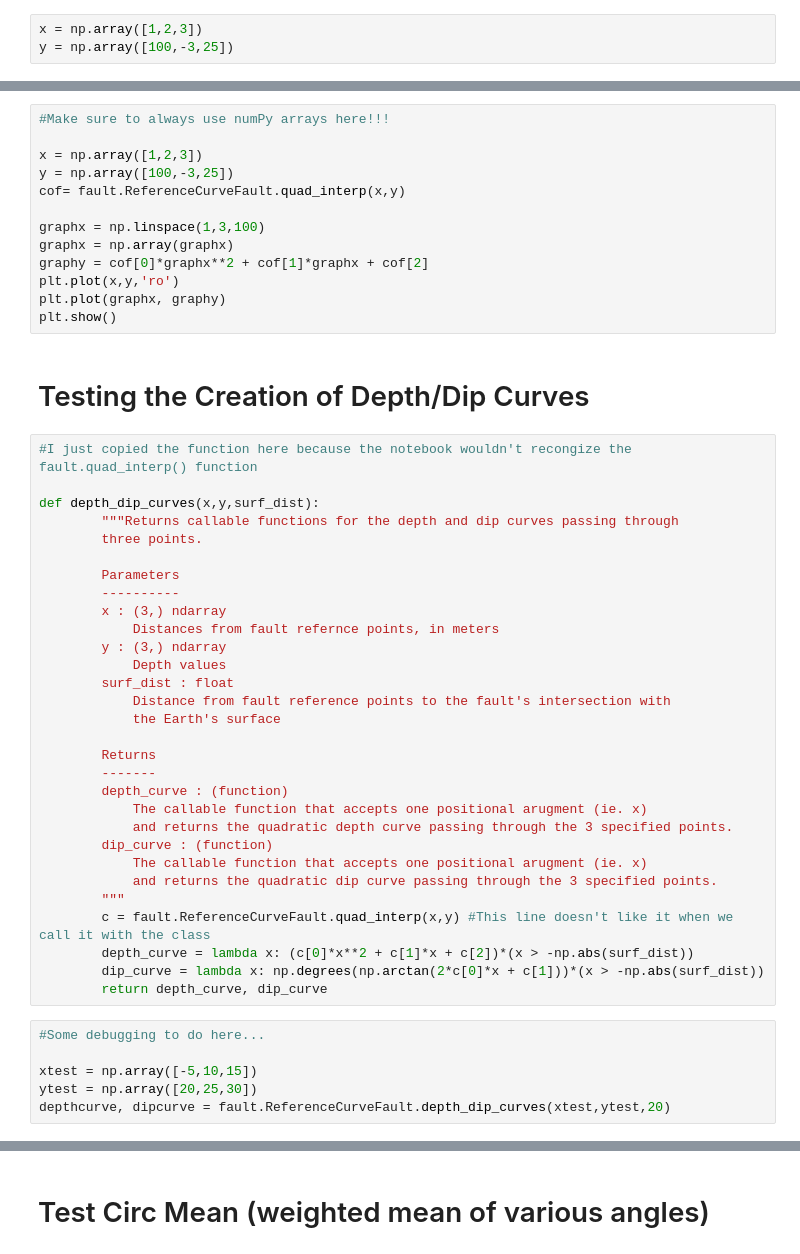
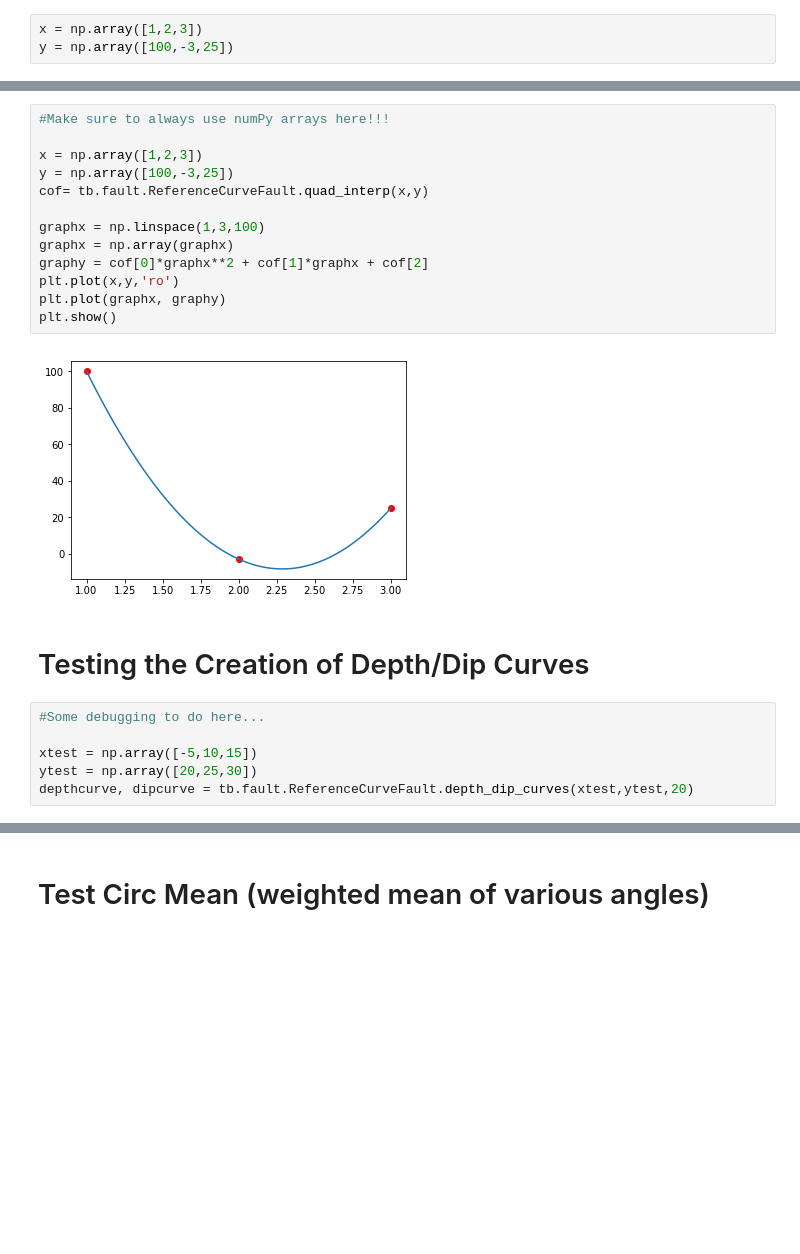
Before and after one commit to jpw37/tsunamibayes, a Jupyter notebook: tsunamibayes/Fault Test.ipynb, the cells around one changed output, grey strips where cells are left out. Drawn from its saved outputs; the diff is of its cells as text; blank space fills up the shorter version.

```diff
--- a/tsunamibayes/Fault Test.ipynb
+++ b/tsunamibayes/Fault Test.ipynb
@@ -139,54 +134,26 @@ fault.ReferenceCurveFault.quad_interp(x,y)
 # %%
 #Make sure to always use numPy arrays here!!!
 
 x = np.array([1,2,3])
 y = np.array([100,-3,25])
-cof= fault.ReferenceCurveFault.quad_interp(x,y)
+cof= tb.fault.ReferenceCurveFault.quad_interp(x,y)
 
 graphx = np.linspace(1,3,100)
 graphx = np.array(graphx)
 graphy = cof[0]*graphx**2 + cof[1]*graphx + cof[2]
 plt.plot(x,y,'ro')
 plt.plot(graphx, graphy)
 plt.show()
+# %% [output]
+[figure, added]
 # %% [markdown]
 # Testing the Creation of Depth/Dip Curves
-# %%
-#I just copied the function here because the notebook wouldn't recongize the fault.quad_interp() function
-
-def depth_dip_curves(x,y,surf_dist):
-        """Returns callable functions for the depth and dip curves passing through
-        three points.
-
-        Parameters
-        ----------
-        x : (3,) ndarray
-            Distances from fault refernce points, in meters
-        y : (3,) ndarray
-            Depth values
-        surf_dist : float
-            Distance from fault reference points to the fault's intersection with
-            the Earth's surface
-
-        Returns
-        -------
-        depth_curve : (function)
-            The callable function that accepts one positional arugment (ie. x)
-            and returns the quadratic depth curve passing through the 3 specified points.
-        dip_curve : (function)
-            The callable function that accepts one positional arugment (ie. x)
-            and returns the quadratic dip curve passing through the 3 specified points.
-        """
-        c = fault.ReferenceCurveFault.quad_interp(x,y) #This line doesn't like it when we call it with the class
-        depth_curve = lambda x: (c[0]*x**2 + c[1]*x + c[2])*(x > -np.abs(surf_dist))
-        dip_curve = lambda x: np.degrees(np.arctan(2*c[0]*x + c[1]))*(x > -np.abs(surf_dist))
-        return depth_curve, dip_curve
 # %%
 #Some debugging to do here...
 
 xtest = np.array([-5,10,15])
 ytest = np.array([20,25,30])
-depthcurve, dipcurve = fault.ReferenceCurveFault.depth_dip_curves(xtest,ytest,20)
+depthcurve, dipcurve = tb.fault.ReferenceCurveFault.depth_dip_curves(xtest,ytest,20)
 # %%
 xplot = np.linspace(0,20,100)
 yplotdepth = depthcurve(xplot)
```
Also changed, not shown: parts of 62 cells of this notebook, 1 other file.
